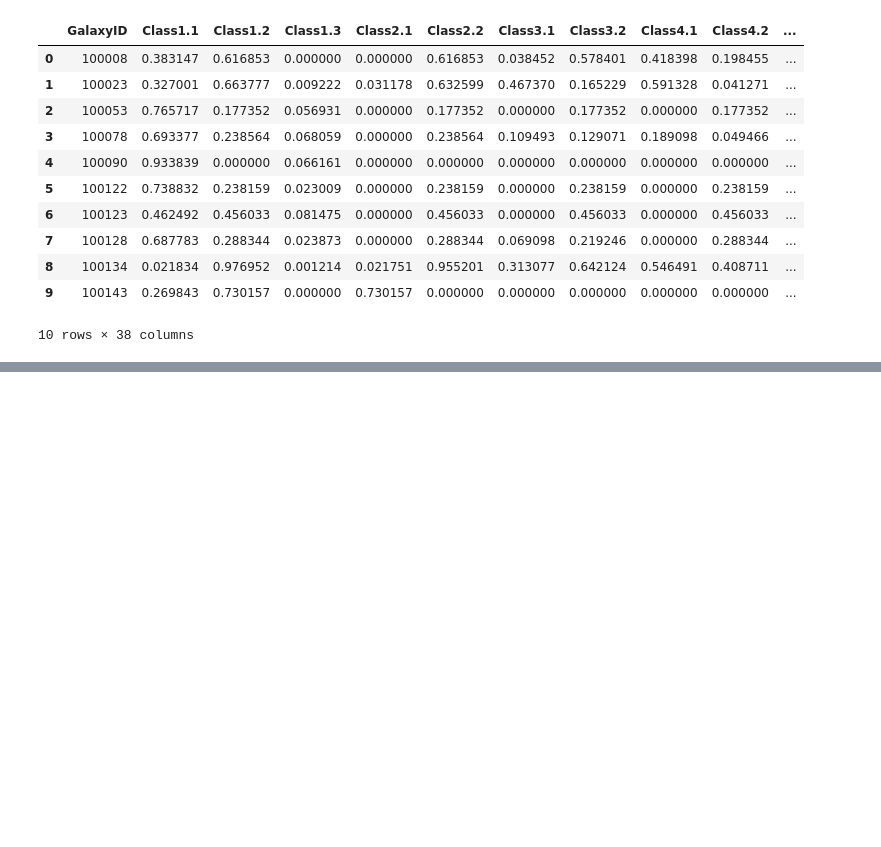
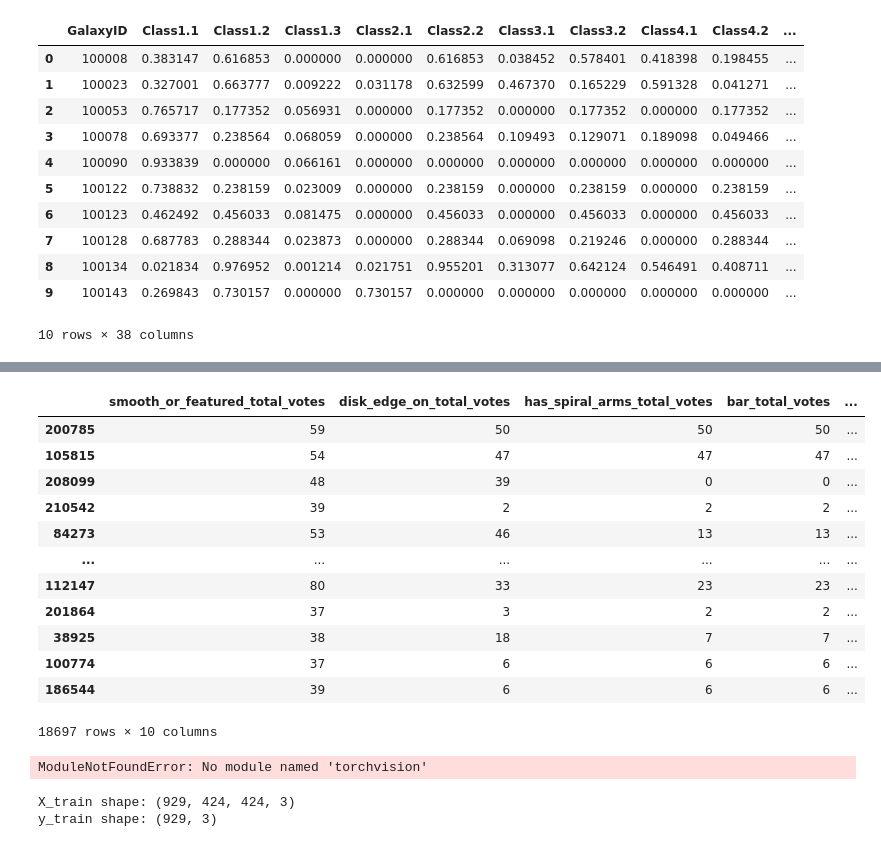
Before and after one commit to ChamillaTerp/AML2025_FinalProject, a Jupyter notebook: Mark/Mark.ipynb, the cells around one changed output, grey strips where cells are left out. Saved outputs shown, nothing was run; the diff lists cells and outputs as text; code cells hidden in the pictures; blank space fills up the shorter version.

```diff
--- a/Mark/Mark.ipynb
+++ b/Mark/Mark.ipynb
@@ -126,0 +250,16 @@ training_solutions.head(10)
+# %%
+gz5_data_reduced[[col for col in gz5_data.columns if col.endswith('_votes')]]
+# %% [output]
+|  | smooth_or_featured_total_votes | disk_edge_on_total_votes | has_spiral_arms_total_votes | bar_total_votes | ... |
+| 200785 | 59 | 50 | 50 | 50 | ... |
+| 105815 | 54 | 47 | 47 | 47 | ... |
+| 208099 | 48 | 39 | 0 | 0 | ... |
+| 210542 | 39 | 2 | 2 | 2 | ... |
+| 84273 | 53 | 46 | 13 | 13 | ... |
+| ... | ... | ... | ... | ... | ... |
+| 112147 | 80 | 33 | 23 | 23 | ... |
+| 201864 | 37 | 3 | 2 | 2 | ... |
+| 38925 | 38 | 18 | 7 | 7 | ... |
+| 100774 | 37 | 6 | 6 | 6 | ... |
+| 186544 | 39 | 6 | 6 | 6 | ... |
+18697 rows × 10 columns
@@ -126,0 +271,7 @@ training_solutions.head(10)
+# %%
+import torchvision.models as models
+import torch.nn as nn
+
+model_resnet = models.resnet18(pretrained=True)
+# %% [output]
+ModuleNotFoundError: No module named 'torchvision'
@@ -126,0 +307,53 @@ training_solutions.head(10)
+# %%
+import os
+import numpy as np
+from PIL import Image
+from tqdm import tqdm
+
+# Directory with images
+image_dir = "C:/Users/mbeye/Downloads/gz_decals_dr5_png_part1/J000"
+
+# Get list of all image files
+image_files = sorted([f for f in os.listdir(image_dir) if f.endswith('.jpg') or f.endswith('.png')])
+
+# Initialize arrays (you’ll fill them)
+X_data = []
+y_data = []
+
+# Loop over files
+for fname in tqdm(image_files):
+    # Extract galaxy name (e.g., 'galaxy1' from 'galaxy1.jpg')
+    galaxy_id = os.path.splitext(fname)[0]
+
+    # Try to find the row in the DataFrame
+    row = volunteer_1_2_data[volunteer_1_2_data['iauname'] == galaxy_id]
+
+    if row.empty:
+        continue  # Skip if not found
+
+    # Get vote fractions
+    y = [
+        row['smooth-or-featured_smooth_fraction'].values[0],
+        row['smooth-or-featured_featured-or-disk_fraction'].values[0],
+        row['smooth-or-featured_artifact_fraction'].values[0],
+    ]
+
+    # Load image
+    img_path = os.path.join(image_dir, fname)
+    img = Image.open(img_path).convert("RGB")
+    # img = img.resize((424, 424))  # Resize if needed
+    img_array = np.array(img) / 255.0  # Normalize to [0, 1]
+
+    # Append
+    X_data.append(img_array)
+    y_data.append(y)
+
+# Convert to numpy arrays
+X_train = np.array(X_data, dtype=np.float32)
+y_train = np.array(y_data, dtype=np.float32)
+
+print("X_train shape:", X_train.shape)  # (N, 424, 424, 3)
+print("y_train shape:", y_train.shape)  # (N, 3)
+# %% [output]
+X_train shape: (929, 424, 424, 3)
+y_train shape: (929, 3)
```
Also changed, not shown: parts of 22 cells of this notebook.
